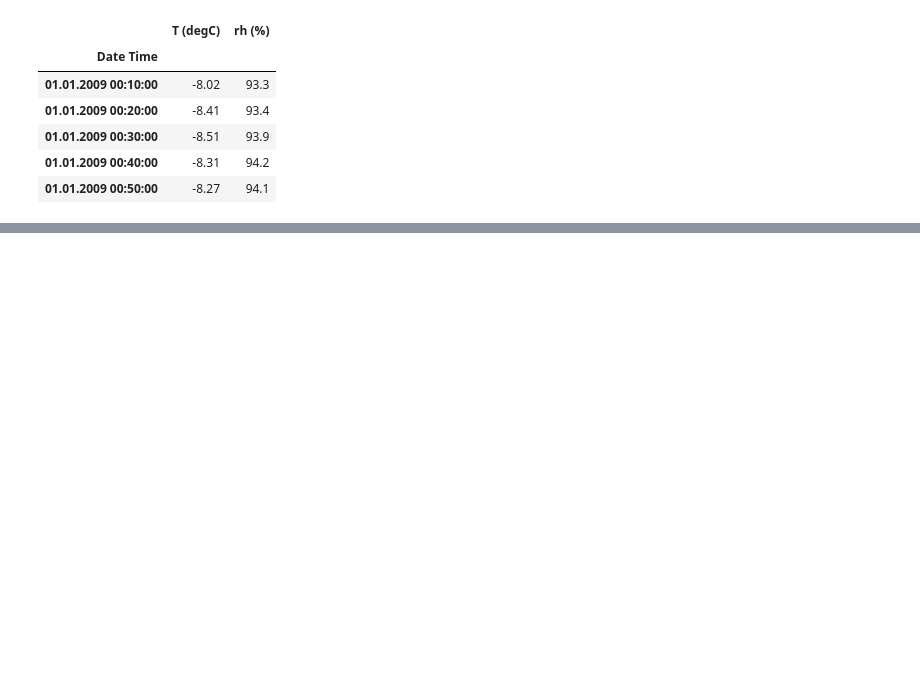
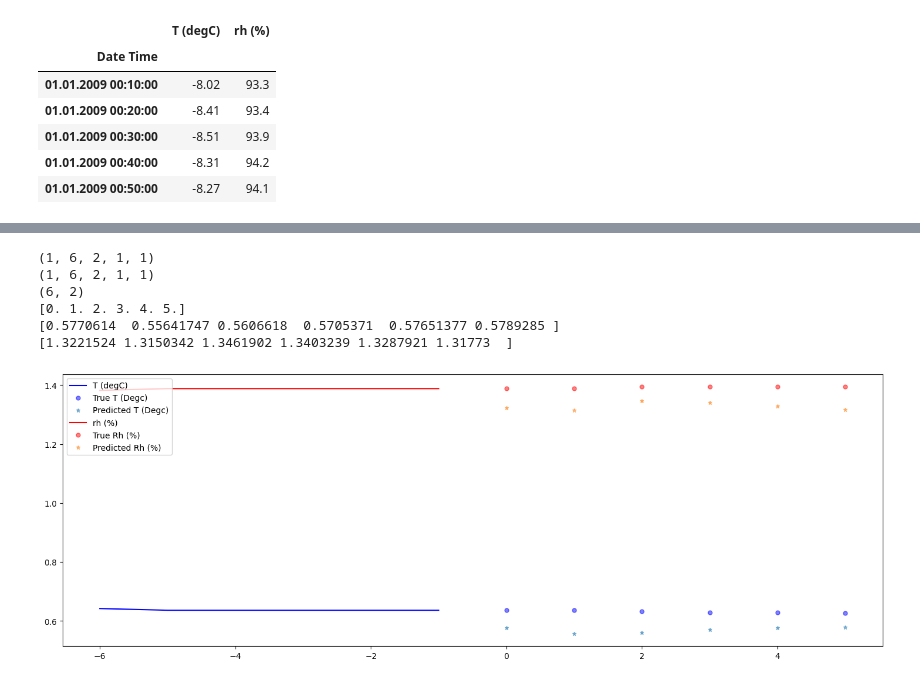
Before and after one commit to Lovecraftzhou/IoT-Practice-Project, a Jupyter notebook: LSTM-weather/multi-weather-LSTM.ipynb, the cells around one changed output, grey strips where cells are left out. Cells and saved outputs as stored; diff of their text form; code cells hidden in the pictures; blank space fills up the shorter version.

```diff
--- a/LSTM-weather/multi-weather-LSTM.ipynb
+++ b/LSTM-weather/multi-weather-LSTM.ipynb
@@ -235,0 +273,4 @@ Epoch 1/40
+# %%
+# load the checkpoint
+checkpoint = tf.keras.models.load_model('./model/best_cnnLSTM.h5')
+checkpoint.summary()
@@ -235,0 +295,17 @@ Epoch 1/40
+# %%
+for x, y in val_data_multi.take(1):
+    # print(x[0].shape)
+    print(x[0][np.newaxis,:,:,:,:].shape)
+    r = checkpoint.predict(x[0][np.newaxis,:,:,:,:])
+    print(r.shape)
+    res = np.squeeze(r)
+    print(res.shape)
+    multi_step_output_plot(np.squeeze(x[0]), np.squeeze(y[0]), np.squeeze(model.predict(x[0][np.newaxis,:,:,:,:])))
+# %% [output]
+(1, 6, 2, 1, 1)
+(1, 6, 2, 1, 1)
+(6, 2)
+[0. 1. 2. 3. 4. 5.]
+[0.5770614  0.55641747 0.5606618  0.5705371  0.57651377 0.5789285 ]
+[1.3221524 1.3150342 1.3461902 1.3403239 1.3287921 1.31773  ]
+[figure, added]
```
Also changed, not shown: parts of 9 cells of this notebook, 12 other files.
